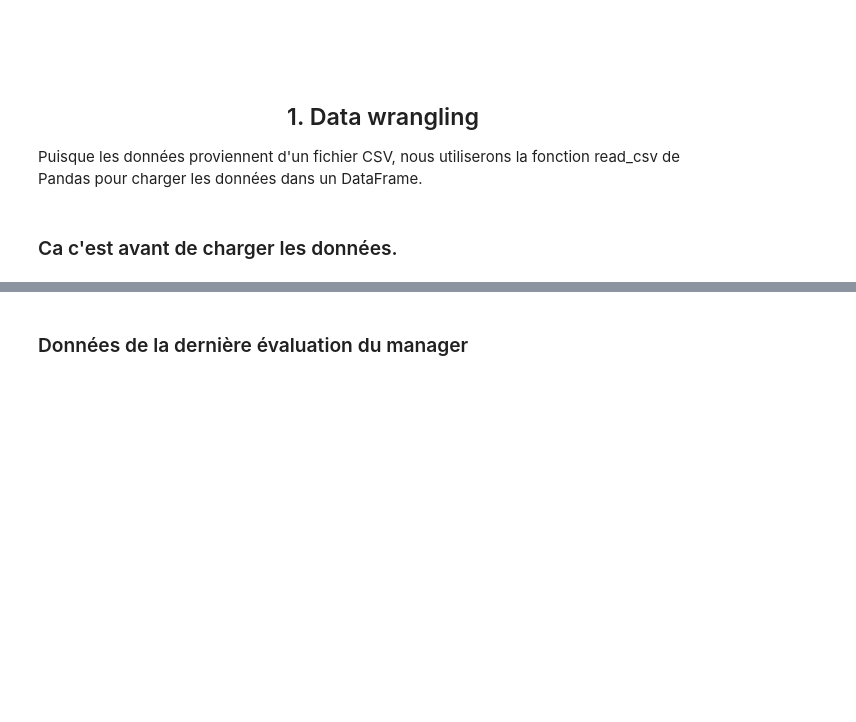
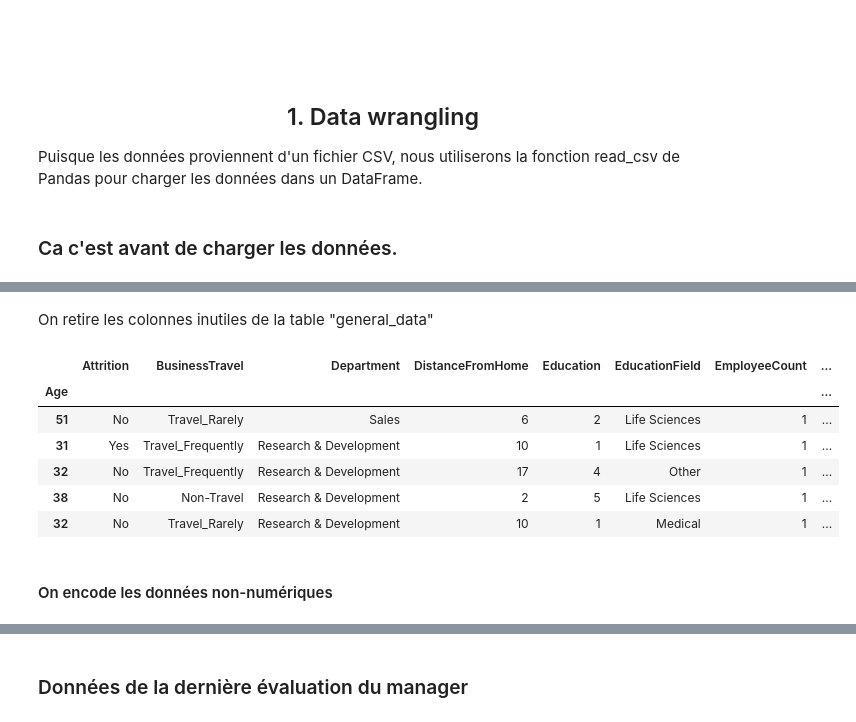
Before and after one commit to ArkaniosCesi/IA_project, a Jupyter notebook: Groupe2_IA.ipynb, the cells around one changed output, grey strips where cells are left out. Cells and saved outputs as stored; diff of their text form; code cells hidden in the pictures; blank space fills up the shorter version.

Commit message:
pré traitement des données

```diff
--- a/Groupe2_IA.ipynb
+++ b/Groupe2_IA.ipynb
@@ -112,0 +151,21 @@ None
+# %% [markdown]
+On retire les colonnes inutiles de la table "general_data"
+# %%
+gd = data["general_data"].copy()
+
+gd.drop("MaritalStatus", axis=1, inplace=True)
+gd.drop("Over18", axis=1, inplace=True)
+gd.drop("StandardHours", axis=1, inplace=True)
+gd.drop("StockOptionLevel", axis=1, inplace=True)
+gd.drop("TrainingTimesLastYear", axis=1, inplace=True)
+gd.drop("Gender", axis=1, inplace=True)
+
+gd.head()
+# %% [output]
+|  | Attrition | BusinessTravel | Department | DistanceFromHome | Education | EducationField | EmployeeCount | ... |
+| Age |  |  |  |  |  |  |  | ... |
+| 51 | No | Travel_Rarely | Sales | 6 | 2 | Life Sciences | 1 | ... |
+| 31 | Yes | Travel_Frequently | Research & Development | 10 | 1 | Life Sciences | 1 | ... |
+| 32 | No | Travel_Frequently | Research & Development | 17 | 4 | Other | 1 | ... |
+| 38 | No | Non-Travel | Research & Development | 2 | 5 | Life Sciences | 1 | ... |
+| 32 | No | Travel_Rarely | Research & Development | 10 | 1 | Medical | 1 | ... |
@@ -112,0 +185,2 @@ None
+# %% [markdown]
+#### On encode les données non-numériques
```
Also changed, not shown: parts of 18 cells of this notebook.
